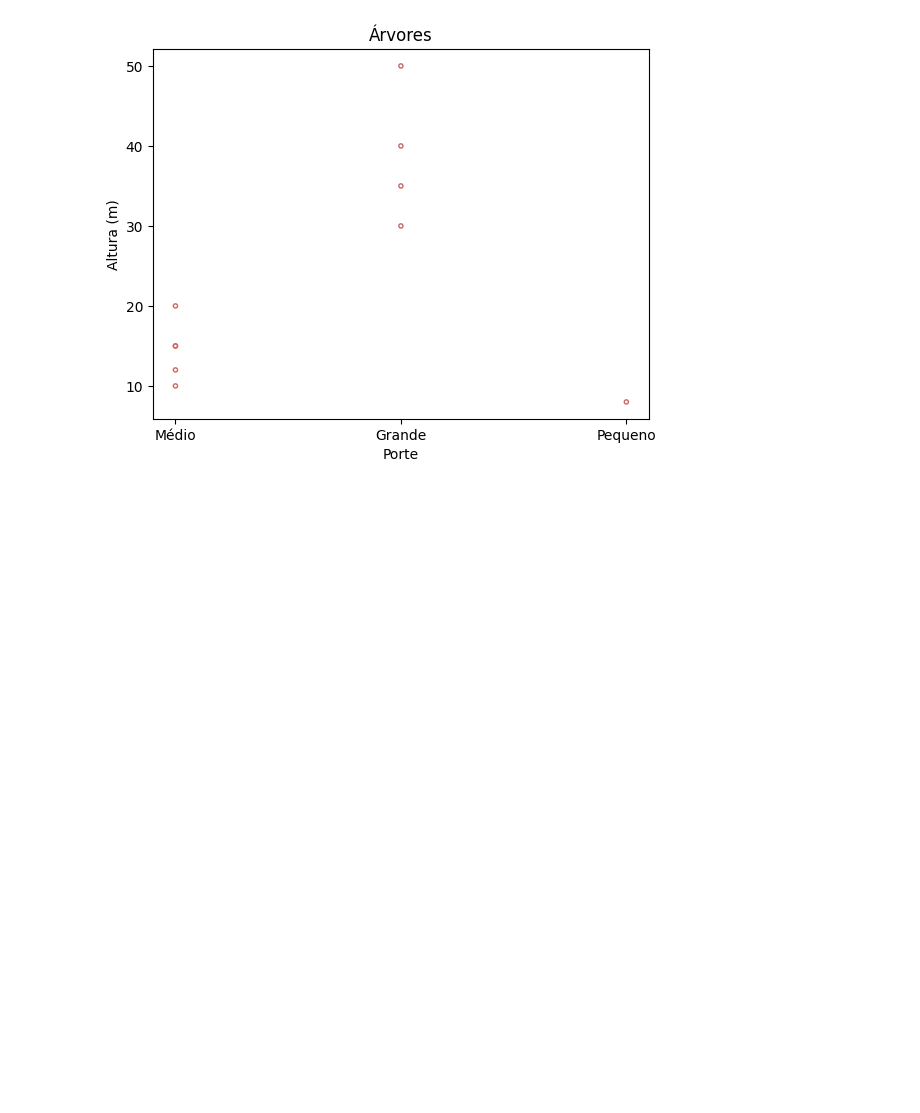
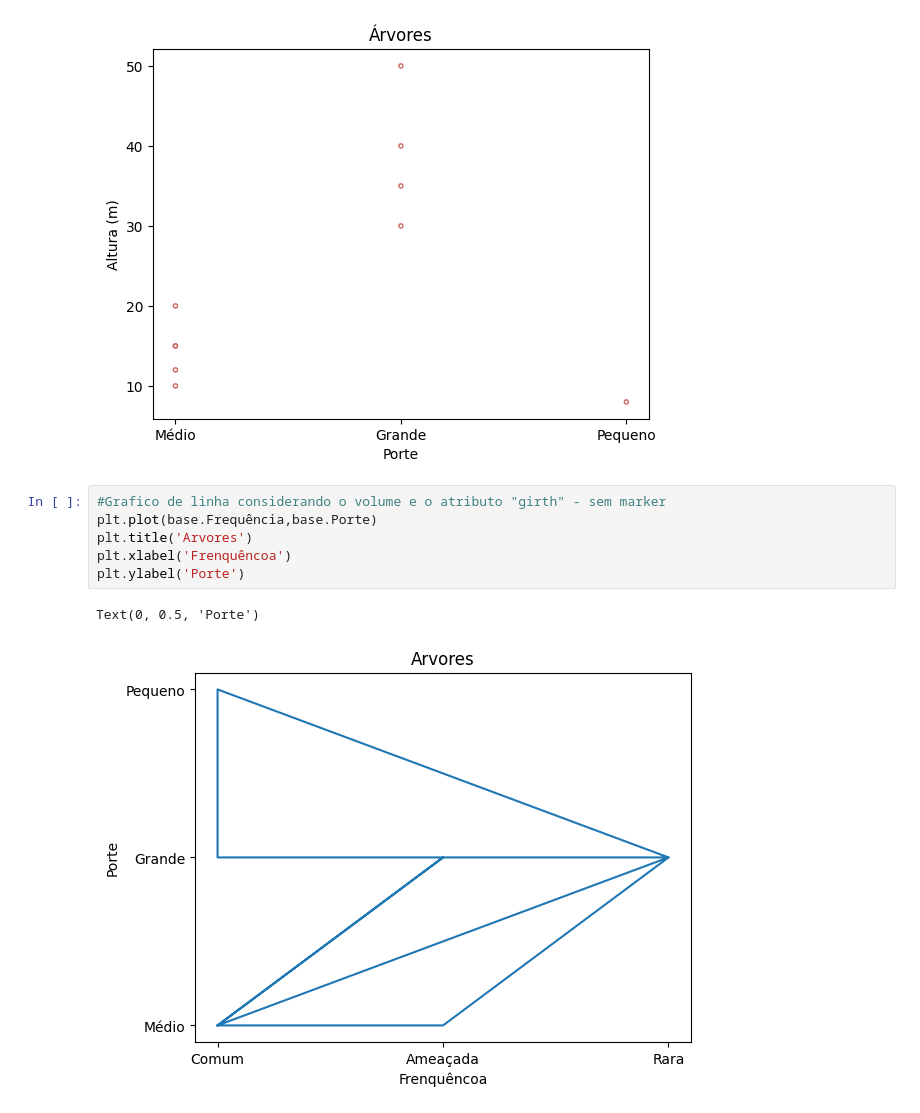
Before and after one commit to VitoriaN27/Python, a Jupyter notebook: python-histograma/grafico-dispersao.ipynb, the cells around one changed output. Drawn from its saved outputs; the diff is of its cells as text; blank space fills up the shorter version.

```diff
--- a/python-histograma/grafico-dispersao.ipynb
+++ b/python-histograma/grafico-dispersao.ipynb
@@ -29,3 +29,12 @@ plt.ylabel('Altura (m)')
 # %% [output]
 Text(0, 0.5, 'Altura (m)')
 [figure]
+# %%
+#Grafico de linha considerando o volume e o atributo "girth" - sem marker
+plt.plot(base.Frequência,base.Porte)
+plt.title('Arvores')
+plt.xlabel('Frenquêncoa')
+plt.ylabel('Porte')
+# %% [output]
+Text(0, 0.5, 'Porte')
+[figure, added]
```
